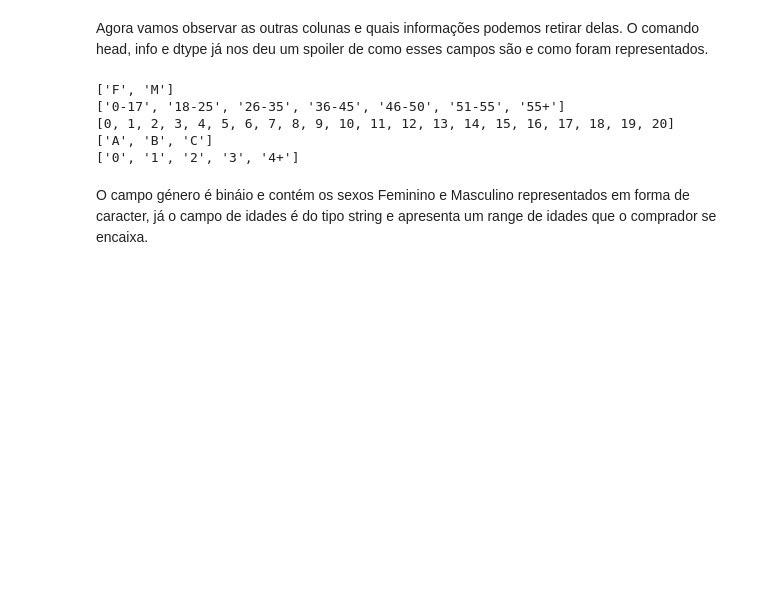
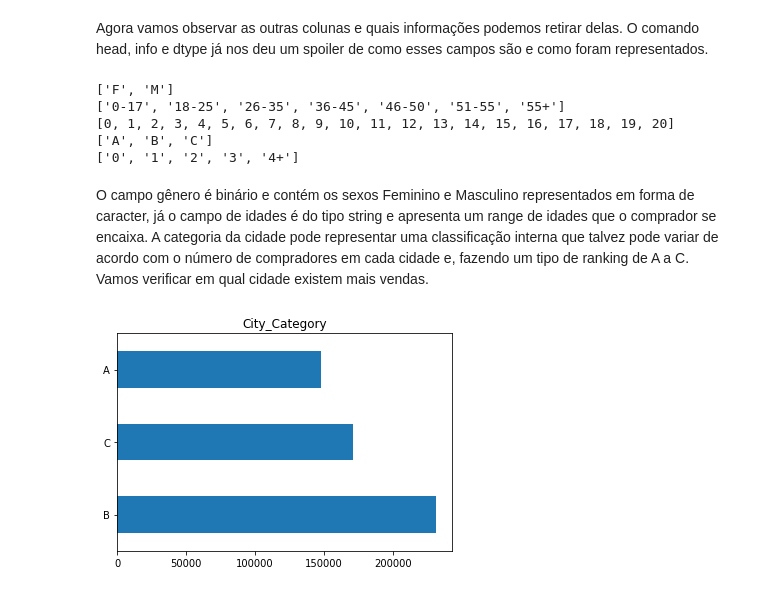
Before and after one commit to Ighus/black_friday_pratice_problem, a Jupyter notebook: predict_notebook.ipynb, the cells around one changed output. Cells and saved outputs as stored; diff of their text form; code cells hidden in the pictures; blank space fills up the shorter version.

```diff
--- a/predict_notebook.ipynb
+++ b/predict_notebook.ipynb
@@ -174,4 +174,8 @@ for col_name in ['Gender', 'Age', 'Occupation', 'City_Category', 'Stay_In_Curren
 ['A', 'B', 'C']
 ['0', '1', '2', '3', '4+']
 # %% [markdown]
-O campo género é bináio e contém os sexos Feminino e Masculino representados em forma de caracter, já o campo de idades é do tipo string e apresenta um range de idades que o comprador se encaixa.
+O campo gênero é binário e contém os sexos Feminino e Masculino representados em forma de caracter, já o campo de idades é do tipo string e apresenta um range de idades que o comprador se encaixa. A categoria da cidade pode representar uma classificação interna que talvez pode variar de acordo com o número de compradores em cada cidade e, fazendo um tipo de ranking de A a C. Vamos verificar em qual cidade existem mais vendas.
+# %%
+df['City_Category'].value_counts().plot(kind='barh', title='City_Category');
+# %% [output]
+[figure, added]
```
Also changed, not shown: parts of 13 cells of this notebook, 1 other file.
